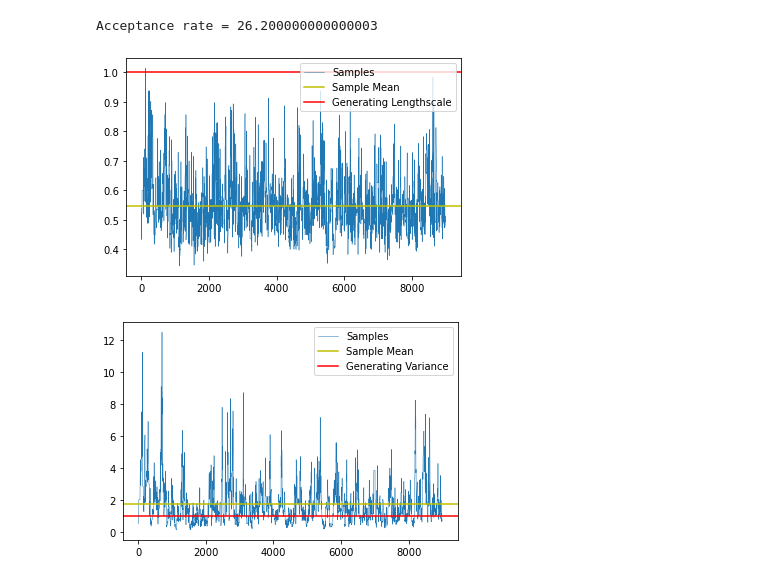
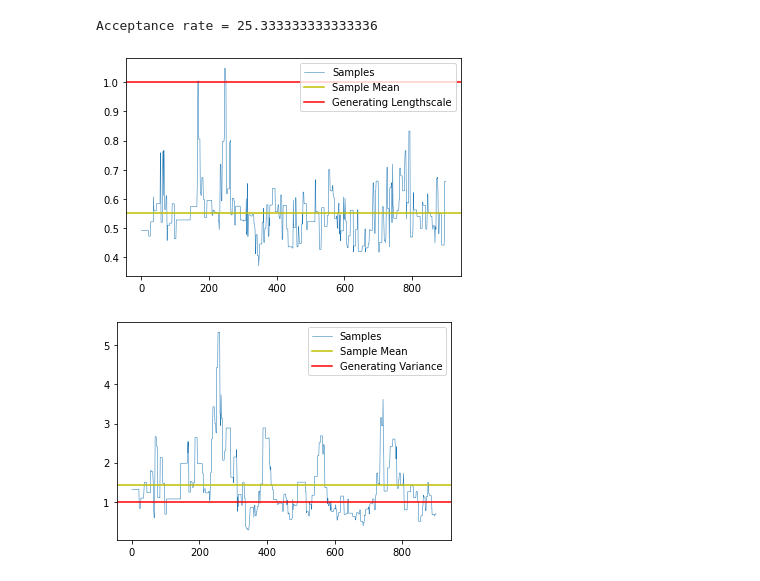
Before and after one commit to Tennessee-Wallaceh/gproc, a Jupyter notebook: notebooks/Metropolis-Hastings.ipynb, the cells around one changed output. Saved outputs shown, nothing was run; the diff lists cells and outputs as text; code cells hidden in the pictures.

```diff
--- a/notebooks/Metropolis-Hastings.ipynb
+++ b/notebooks/Metropolis-Hastings.ipynb
@@ -51,19 +51,19 @@ plt.show()
 # %%
-burn_in = 1000
+burn_in = 100
 print(f'Acceptance rate = {move_arr[burn_in:].mean()*100}')
 
 plt.plot(np.exp(th_arr[burn_in:, 0]), label = 'Samples', linewidth = 0.5)
 plt.axhline(y = np.mean(np.exp(th_arr[burn_in:, 0])), c = 'y', label = 'Sample Mean')
 plt.axhline(y = true_lengthscale, label = 'Generating Lengthscale', c = 'r')
 plt.legend()
 plt.show()
 
 plt.plot(np.exp(th_arr[burn_in:, 1]), label = 'Samples', linewidth = 0.5)
 plt.axhline(y = np.mean(np.exp(th_arr[burn_in:, 1])), c = 'y', label = 'Sample Mean')
 plt.axhline(y = true_variance, label = 'Generating Variance', c = 'r')
 plt.legend()
 plt.show()
 # %% [output]
-Acceptance rate = 26.200000000000003
+Acceptance rate = 25.333333333333336
-[figure, old version]
+[figure, new version]
-[figure, old version]
+[figure, new version]
```
Also changed, not shown: parts of 2 cells of this notebook, 3 other files.
